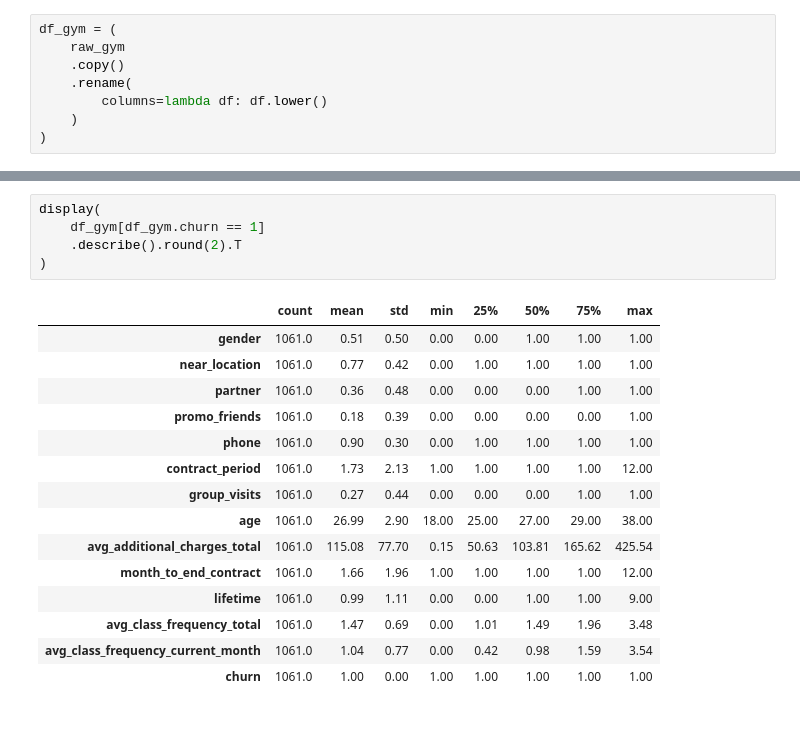
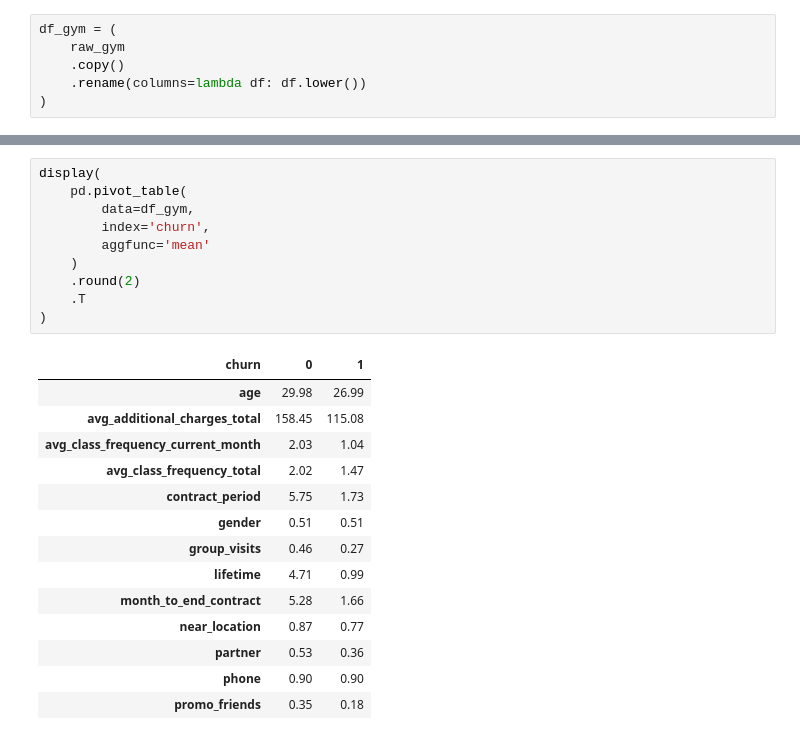
Before and after one commit to mskhmelik/prj_data_science_gym, a Jupyter notebook: prj_data_science_gym.ipynb, the cells around one changed output, grey strips where cells are left out. Saved outputs shown, nothing was run; the diff lists cells and outputs as text.

```diff
--- a/prj_data_science_gym.ipynb
+++ b/prj_data_science_gym.ipynb
@@ -65,9 +98,7 @@ Let's make this dataset look nice with proper names.
 df_gym = (
     raw_gym
     .copy()
-    .rename(
-        columns=lambda df: df.lower()
-    )
+    .rename(columns=lambda df: df.lower())
 )
 # %% [markdown]
 # Exploratory data analysis
@@ -99,21 +160,25 @@ display(df_gym.describe().round(2).T)
 # %%
 display(
-    df_gym[df_gym.churn == 1]
-    .describe().round(2).T
+    pd.pivot_table(
+        data=df_gym,
+        index='churn',
+        aggfunc='mean'
+    )
+    .round(2)
+    .T
 )
 # %% [output]
-|  | count | mean | std | min | 25% | 50% | 75% | max |
-| gender | 1061.0 | 0.51 | 0.50 | 0.00 | 0.00 | 1.00 | 1.00 | 1.00 |
-| near_location | 1061.0 | 0.77 | 0.42 | 0.00 | 1.00 | 1.00 | 1.00 | 1.00 |
-| partner | 1061.0 | 0.36 | 0.48 | 0.00 | 0.00 | 0.00 | 1.00 | 1.00 |
-| promo_friends | 1061.0 | 0.18 | 0.39 | 0.00 | 0.00 | 0.00 | 0.00 | 1.00 |
-| phone | 1061.0 | 0.90 | 0.30 | 0.00 | 1.00 | 1.00 | 1.00 | 1.00 |
-| contract_period | 1061.0 | 1.73 | 2.13 | 1.00 | 1.00 | 1.00 | 1.00 | 12.00 |
-| group_visits | 1061.0 | 0.27 | 0.44 | 0.00 | 0.00 | 0.00 | 1.00 | 1.00 |
-| age | 1061.0 | 26.99 | 2.90 | 18.00 | 25.00 | 27.00 | 29.00 | 38.00 |
-| avg_additional_charges_total | 1061.0 | 115.08 | 77.70 | 0.15 | 50.63 | 103.81 | 165.62 | 425.54 |
-| month_to_end_contract | 1061.0 | 1.66 | 1.96 | 1.00 | 1.00 | 1.00 | 1.00 | 12.00 |
-| lifetime | 1061.0 | 0.99 | 1.11 | 0.00 | 0.00 | 1.00 | 1.00 | 9.00 |
-| avg_class_frequency_total | 1061.0 | 1.47 | 0.69 | 0.00 | 1.01 | 1.49 | 1.96 | 3.48 |
-| avg_class_frequency_current_month | 1061.0 | 1.04 | 0.77 | 0.00 | 0.42 | 0.98 | 1.59 | 3.54 |
-| churn | 1061.0 | 1.00 | 0.00 | 1.00 | 1.00 | 1.00 | 1.00 | 1.00 |
+| churn | 0 | 1 |
+| age | 29.98 | 26.99 |
+| avg_additional_charges_total | 158.45 | 115.08 |
+| avg_class_frequency_current_month | 2.03 | 1.04 |
+| avg_class_frequency_total | 2.02 | 1.47 |
+| contract_period | 5.75 | 1.73 |
+| gender | 0.51 | 0.51 |
+| group_visits | 0.46 | 0.27 |
+| lifetime | 4.71 | 0.99 |
+| month_to_end_contract | 5.28 | 1.66 |
+| near_location | 0.87 | 0.77 |
+| partner | 0.53 | 0.36 |
+| phone | 0.90 | 0.90 |
+| promo_friends | 0.35 | 0.18 |
```
Also changed, not shown: parts of 12 cells of this notebook.
